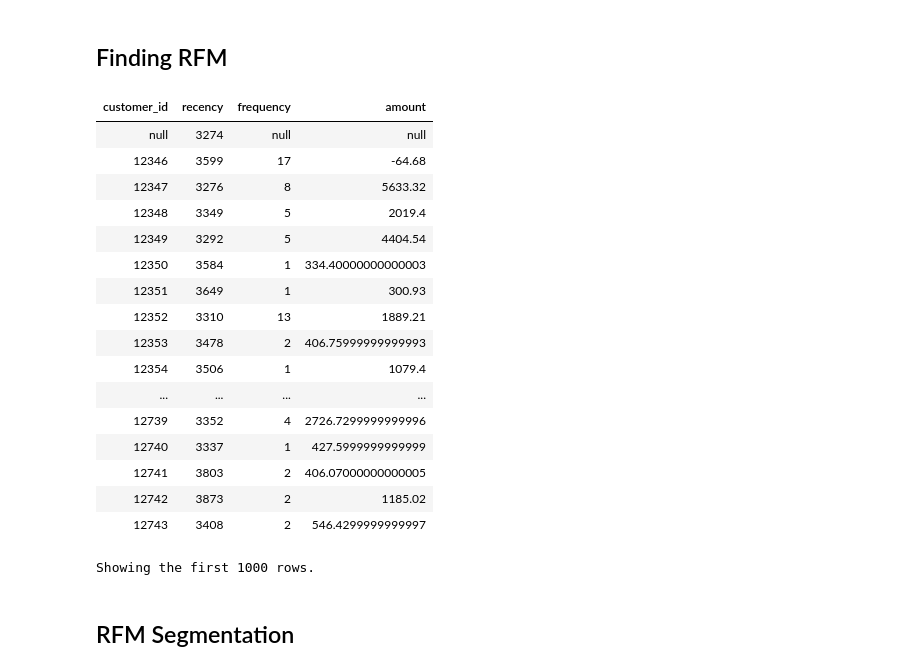
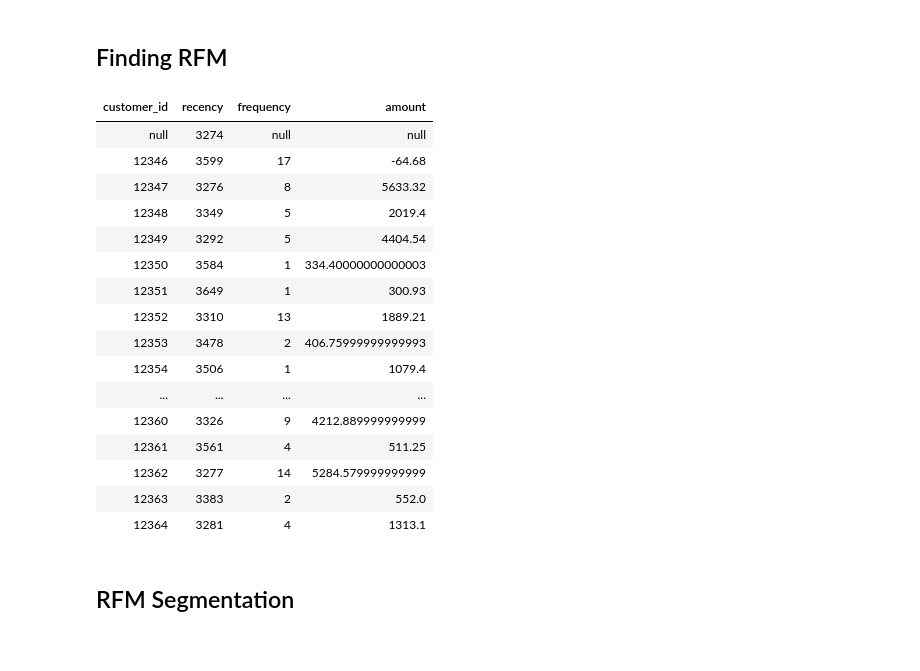
Before and after one commit to jarviscanada/jarvis_data_eng_danny, a Jupyter notebook: spark/notebook/data_analytics_pyspark.ipynb, the cells around one changed output. Cells and saved outputs as stored; diff of their text form; code cells hidden in the pictures.

```diff
--- a/spark/notebook/data_analytics_pyspark.ipynb
+++ b/spark/notebook/data_analytics_pyspark.ipynb
@@ -211,38 +210,37 @@ display(total_users_df)
 # %%
 # find most recent invoice date for each customer, then find days since the invoice was processed
 today = pd.to_datetime('today')
 retail_df = retail_df.orderBy('invoice_date')
 recency_df = retail_df.groupBy('customer_id').agg(datediff(lit(today), max('invoice_date')).alias('recency'))
 
 # count invoices associated with each customer
 frequency_df = retail_df.groupBy('customer_id').agg(countDistinct('invoice_no').alias('frequency'))
 
 # calculate how much each user spent
 monetary_df = retail_df.withColumn('amount', retail_df['quantity'] * retail_df['unit_price']).groupBy('customer_id').agg(sum('amount').alias('amount'))
 
 # join results
 rfm_df = recency_df.join(frequency_df, 'customer_id', 'left')
 rfm_df = rfm_df.join(monetary_df, 'customer_id', 'left')
-display(rfm_df.orderBy('customer_id'))
+display(rfm_df.orderBy('customer_id').take(20))
 # %% [output]
 | customer_id | recency | frequency | amount |
 | null | 3274 | null | null |
 | 12346 | 3599 | 17 | -64.68 |
 | 12347 | 3276 | 8 | 5633.32 |
 | 12348 | 3349 | 5 | 2019.4 |
 | 12349 | 3292 | 5 | 4404.54 |
 | 12350 | 3584 | 1 | 334.40000000000003 |
 | 12351 | 3649 | 1 | 300.93 |
 | 12352 | 3310 | 13 | 1889.21 |
 | 12353 | 3478 | 2 | 406.75999999999993 |
 | 12354 | 3506 | 1 | 1079.4 |
 | ... | ... | ... | ... |
-| 12739 | 3352 | 4 | 2726.7299999999996 |
-| 12740 | 3337 | 1 | 427.5999999999999 |
-| 12741 | 3803 | 2 | 406.07000000000005 |
-| 12742 | 3873 | 2 | 1185.02 |
-| 12743 | 3408 | 2 | 546.4299999999997 |
+| 12360 | 3326 | 9 | 4212.889999999999 |
+| 12361 | 3561 | 4 | 511.25 |
+| 12362 | 3277 | 14 | 5284.579999999999 |
+| 12363 | 3383 | 2 | 552.0 |
+| 12364 | 3281 | 4 | 1313.1 |
-Showing the first 1000 rows.
 # %% [markdown]
 <h2>RFM Segmentation</h2>
 # %%
```
Also changed, not shown: parts of 12 cells of this notebook.
